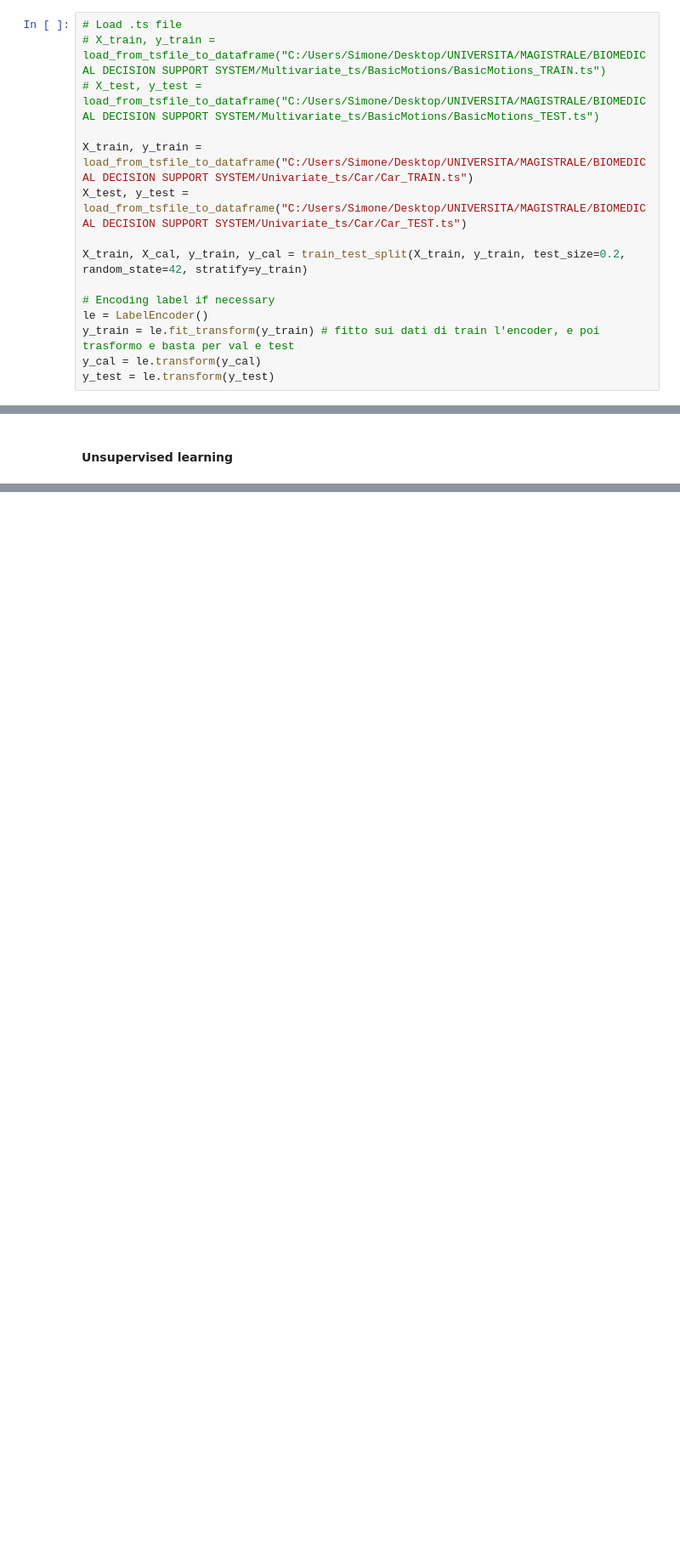
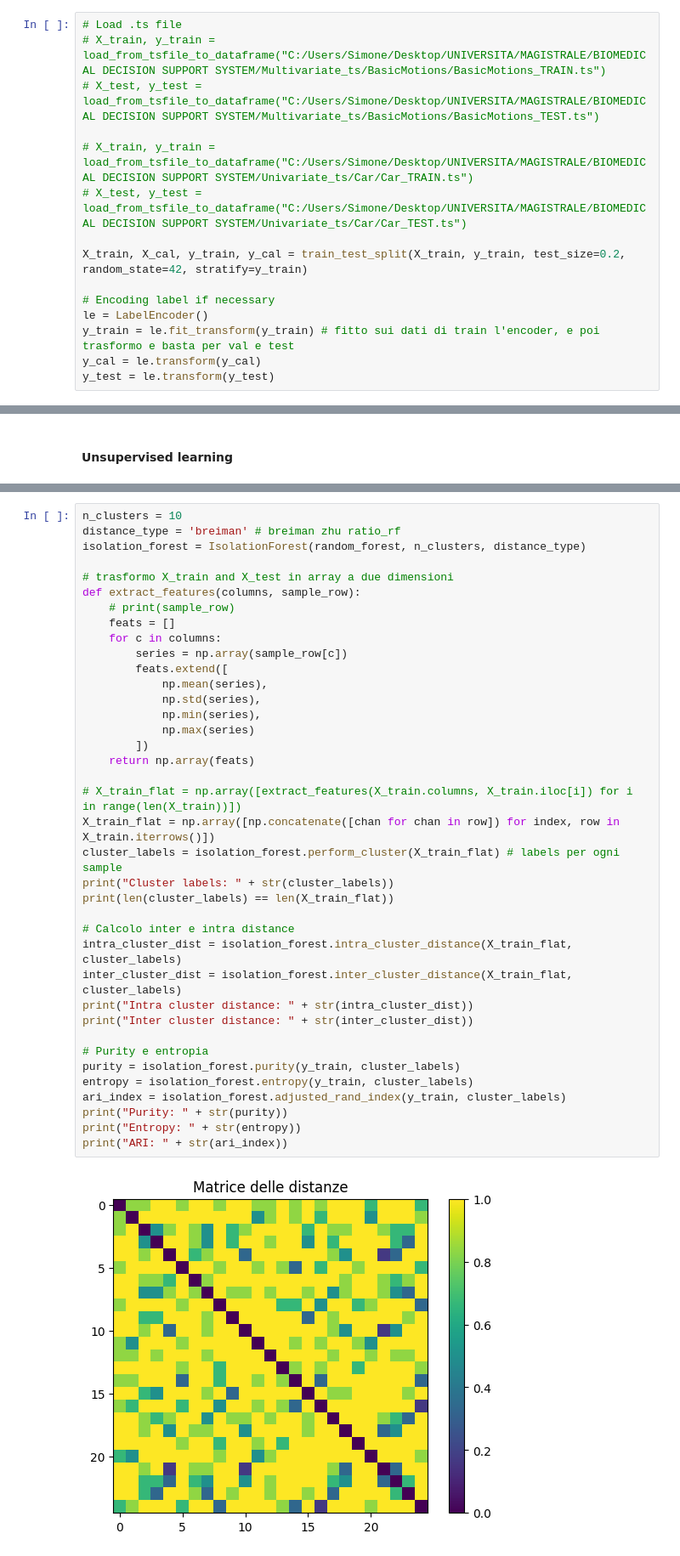
Before and after one commit to trueilorp/Biomedical-decision-support-system, a Jupyter notebook: Assignments/3/Time_series_classification.ipynb, the cells around one changed output, grey strips where cells are left out. Shown: that part at 85% size. Saved outputs shown, nothing was run; the diff lists cells and outputs as text; blank space fills up the shorter version.

```diff
--- a/Assignments/3/Time_series_classification.ipynb
+++ b/Assignments/3/Time_series_classification.ipynb
@@ -774,8 +859,8 @@ RF track records for each tree: {0: {0: 0.0, 3: 0.5, 2: 0.0, 1: 1.0}, 1: {0: 0.0
 # X_train, y_train = load_from_tsfile_to_dataframe("C:/Users/Simone/Desktop/UNIVERSITA/MAGISTRALE/BIOMEDICAL DECISION SUPPORT SYSTEM/Multivariate_ts/BasicMotions/BasicMotions_TRAIN.ts")
 # X_test, y_test = load_from_tsfile_to_dataframe("C:/Users/Simone/Desktop/UNIVERSITA/MAGISTRALE/BIOMEDICAL DECISION SUPPORT SYSTEM/Multivariate_ts/BasicMotions/BasicMotions_TEST.ts")
 
-X_train, y_train = load_from_tsfile_to_dataframe("C:/Users/Simone/Desktop/UNIVERSITA/MAGISTRALE/BIOMEDICAL DECISION SUPPORT SYSTEM/Univariate_ts/Car/Car_TRAIN.ts")
-X_test, y_test = load_from_tsfile_to_dataframe("C:/Users/Simone/Desktop/UNIVERSITA/MAGISTRALE/BIOMEDICAL DECISION SUPPORT SYSTEM/Univariate_ts/Car/Car_TEST.ts")
+# X_train, y_train = load_from_tsfile_to_dataframe("C:/Users/Simone/Desktop/UNIVERSITA/MAGISTRALE/BIOMEDICAL DECISION SUPPORT SYSTEM/Univariate_ts/Car/Car_TRAIN.ts")
+# X_test, y_test = load_from_tsfile_to_dataframe("C:/Users/Simone/Desktop/UNIVERSITA/MAGISTRALE/BIOMEDICAL DECISION SUPPORT SYSTEM/Univariate_ts/Car/Car_TEST.ts")
 
 X_train, X_cal, y_train, y_cal = train_test_split(X_train, y_train, test_size=0.2, random_state=42, stratify=y_train)
 
@@ -960,0 +1261,40 @@ Miscalibration: 81.7%
+# %%
+n_clusters = 10
+distance_type = 'breiman' # breiman zhu ratio_rf
+isolation_forest = IsolationForest(random_forest, n_clusters, distance_type)
+
+# trasformo X_train and X_test in array a due dimensioni
+def extract_features(columns, sample_row):
+	# print(sample_row)
+	feats = []
+	for c in columns:
+		series = np.array(sample_row[c])
+		feats.extend([
+			np.mean(series),
+			np.std(series),
+			np.min(series),
+			np.max(series)
+		])
+	return np.array(feats)
+
+# X_train_flat = np.array([extract_features(X_train.columns, X_train.iloc[i]) for i in range(len(X_train))])
+X_train_flat = np.array([np.concatenate([chan for chan in row]) for index, row in X_train.iterrows()])
+cluster_labels = isolation_forest.perform_cluster(X_train_flat) # labels per ogni sample
+print("Cluster labels: " + str(cluster_labels))
+print(len(cluster_labels) == len(X_train_flat))
+
+# Calcolo inter e intra distance
+intra_cluster_dist = isolation_forest.intra_cluster_distance(X_train_flat, cluster_labels)
+inter_cluster_dist = isolation_forest.inter_cluster_distance(X_train_flat, cluster_labels)
+print("Intra cluster distance: " + str(intra_cluster_dist))
+print("Inter cluster distance: " + str(inter_cluster_dist))
+
+# Purity e entropia
+purity = isolation_forest.purity(y_train, cluster_labels)
+entropy = isolation_forest.entropy(y_train, cluster_labels)
+ari_index = isolation_forest.adjusted_rand_index(y_train, cluster_labels)
+print("Purity: " + str(purity))
+print("Entropy: " + str(entropy))
+print("ARI: " + str(ari_index))
+# %% [output]
+[figure, added]
```
Also changed, not shown: parts of 15 cells of this notebook.
